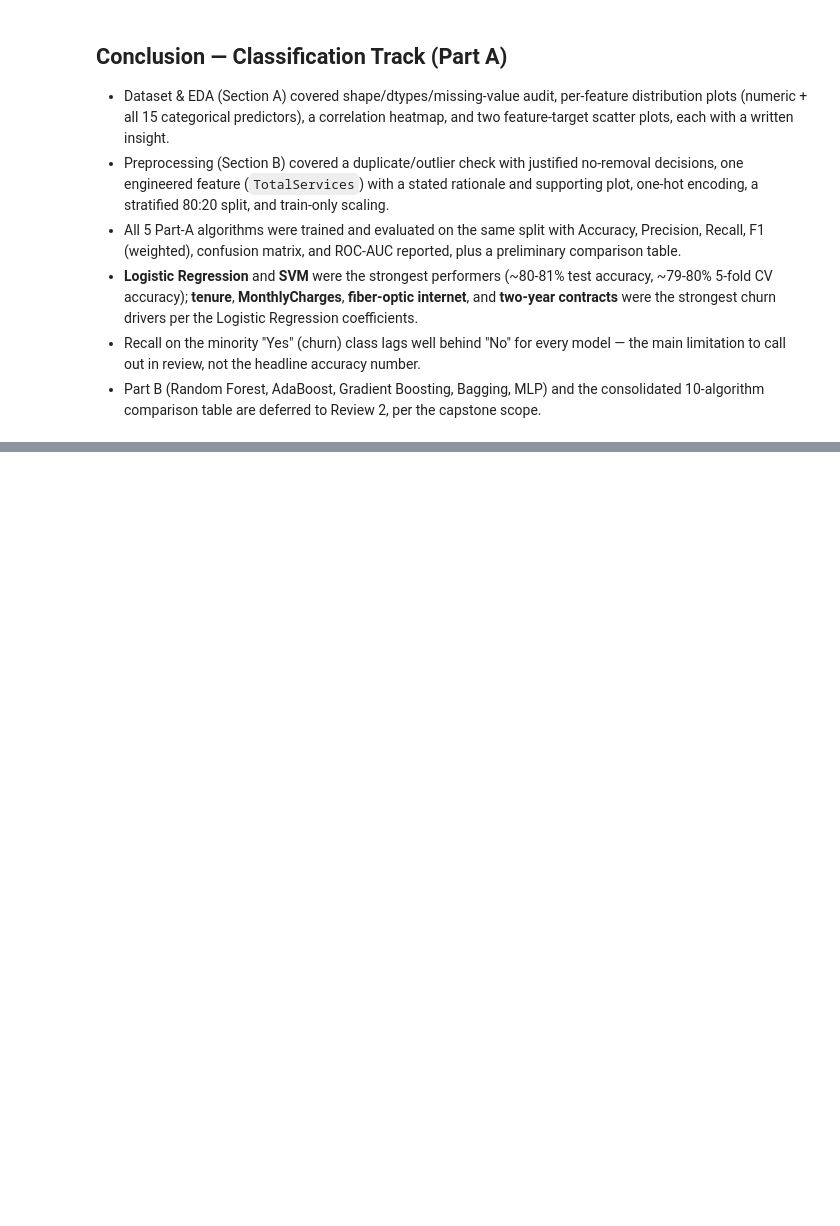
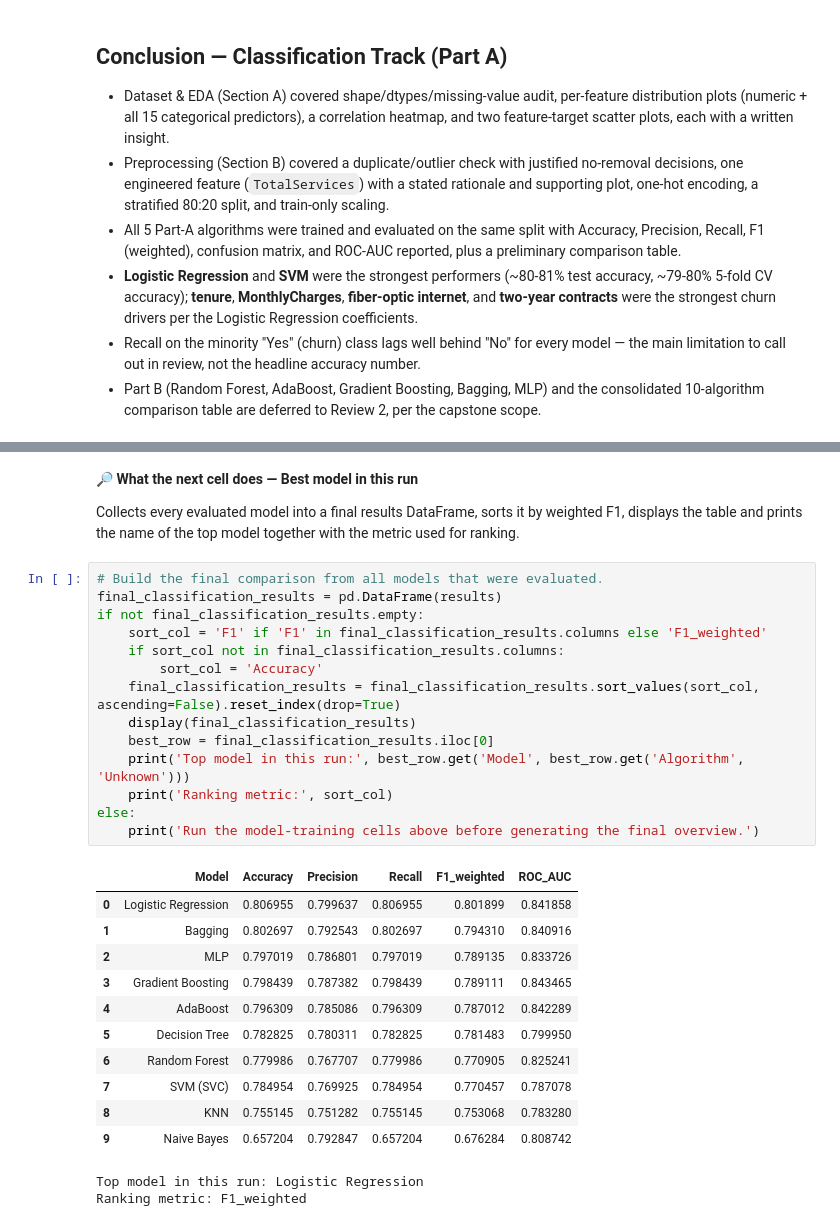
Before and after one commit to VedantVemula/Machine_Learning_capstone_obesityDataset, a Jupyter notebook: classification_telco.ipynb, the cells around one changed output, grey strips where cells are left out. Cells and saved outputs as stored; diff of their text form; blank space fills up the shorter version.

```diff
--- a/classification_telco.ipynb
+++ b/classification_telco.ipynb
@@ -512,0 +664,32 @@ plt.show()
+# %% [markdown]
+**🔎 What the next cell does — Best model in this run**
+
+Collects every evaluated model into a final results DataFrame, sorts it by weighted F1, displays the table and prints the name of the top model together with the metric used for ranking.
+# %%
+# Build the final comparison from all models that were evaluated.
+final_classification_results = pd.DataFrame(results)
+if not final_classification_results.empty:
+    sort_col = 'F1' if 'F1' in final_classification_results.columns else 'F1_weighted'
+    if sort_col not in final_classification_results.columns:
+        sort_col = 'Accuracy'
+    final_classification_results = final_classification_results.sort_values(sort_col, ascending=False).reset_index(drop=True)
+    display(final_classification_results)
+    best_row = final_classification_results.iloc[0]
+    print('Top model in this run:', best_row.get('Model', best_row.get('Algorithm', 'Unknown')))
+    print('Ranking metric:', sort_col)
+else:
+    print('Run the model-training cells above before generating the final overview.')
+# %% [output]
+|  | Model | Accuracy | Precision | Recall | F1_weighted | ROC_AUC |
+| 0 | Logistic Regression | 0.806955 | 0.799637 | 0.806955 | 0.801899 | 0.841858 |
+| 1 | Bagging | 0.802697 | 0.792543 | 0.802697 | 0.794310 | 0.840916 |
+| 2 | MLP | 0.797019 | 0.786801 | 0.797019 | 0.789135 | 0.833726 |
+| 3 | Gradient Boosting | 0.798439 | 0.787382 | 0.798439 | 0.789111 | 0.843465 |
+| 4 | AdaBoost | 0.796309 | 0.785086 | 0.796309 | 0.787012 | 0.842289 |
+| 5 | Decision Tree | 0.782825 | 0.780311 | 0.782825 | 0.781483 | 0.799950 |
+| 6 | Random Forest | 0.779986 | 0.767707 | 0.779986 | 0.770905 | 0.825241 |
+| 7 | SVM (SVC) | 0.784954 | 0.769925 | 0.784954 | 0.770457 | 0.787078 |
+| 8 | KNN | 0.755145 | 0.751282 | 0.755145 | 0.753068 | 0.783280 |
+| 9 | Naive Bayes | 0.657204 | 0.792847 | 0.657204 | 0.676284 | 0.808742 |
+Top model in this run: Logistic Regression
+Ranking metric: F1_weighted
```
Also changed, not shown: parts of 68 cells of this notebook, 2 other files.
